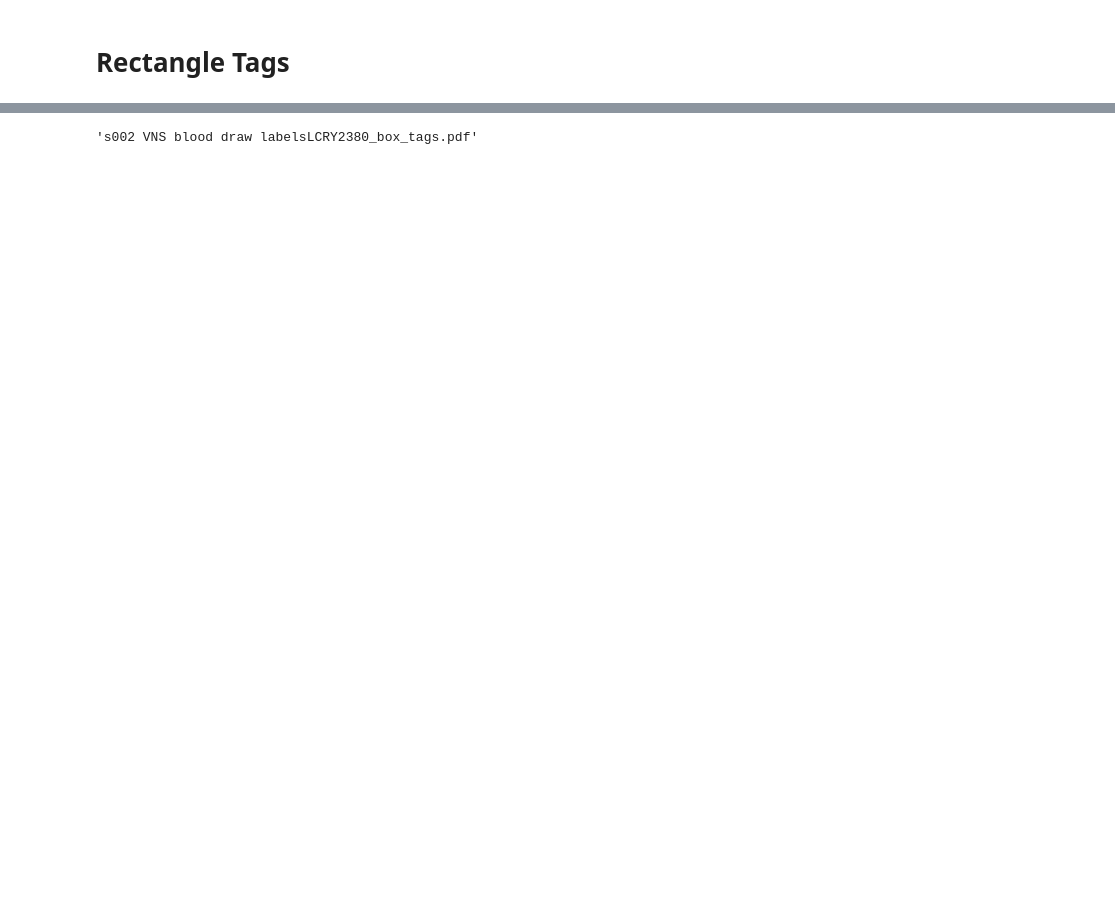
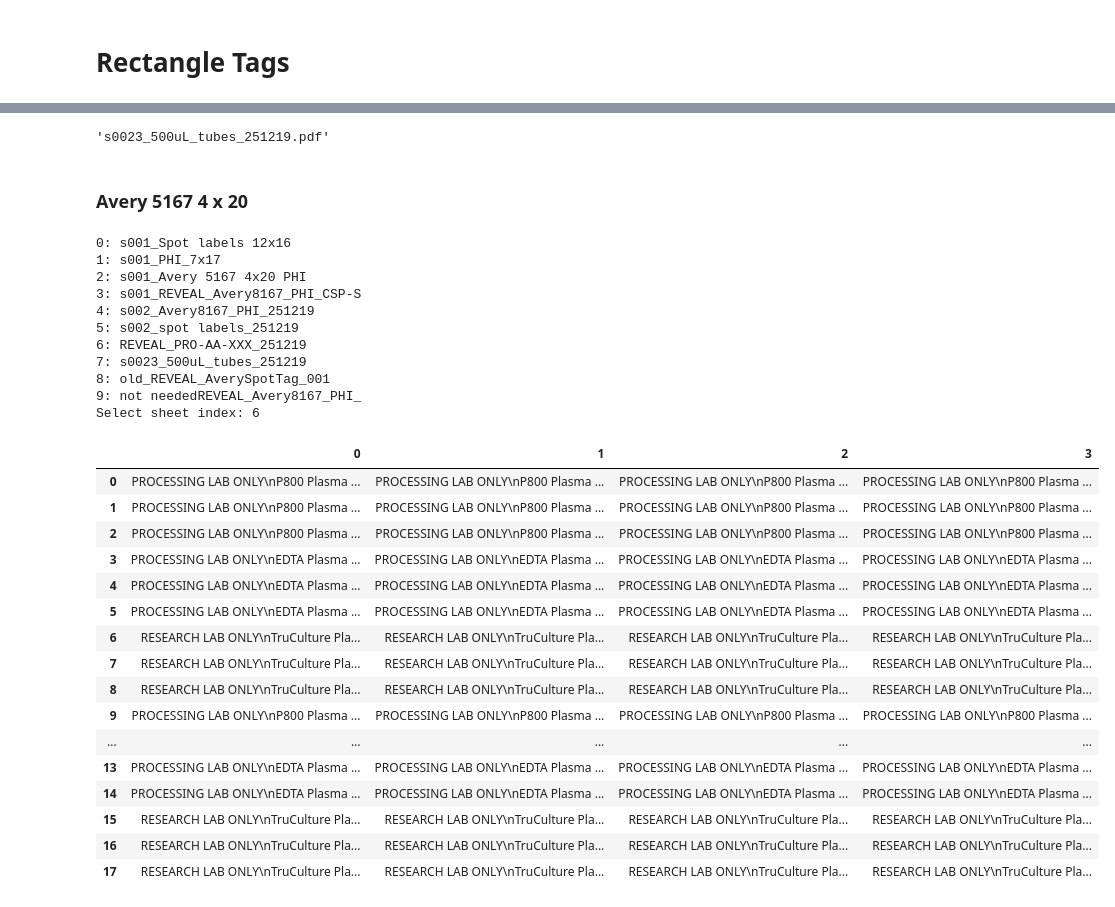
Before and after one commit to tracyhann/automatic_label_generator, a Jupyter notebook: LabelEditor_.ipynb, the cells around one changed output, grey strips where cells are left out. Cells and saved outputs as stored; diff of their text form; code cells hidden in the pictures; blank space fills up the shorter version.

```diff
--- a/LabelEditor_.ipynb
+++ b/LabelEditor_.ipynb
@@ -120,6 +132,9 @@ You can edit labels here: https://docs.google.com/spreadsheets/d/1tEpZKgPjgwI1y1
 ## Upload your excel label sheet to "Files" (menu on the left).
 - Right click on the uploaded file, copy path and paste it below to define `path`.
 - How you fill in your excel sheet will be exactly how they match the label sheet. Your excel should have matching column # and row # as the label sheet.
-# %%
-# Paste your file path here.
-path = '/content/s002 VNS blood draw labels.xlsx'
+# %%
+# Paste your file path here.
+import pandas as pd
+file = pd.ExcelFile(path)
+for i, sheet in enumerate(file.sheet_names):
+  print(f'{i}: {sheet}')
@@ -127,6 +153,10 @@ path = '/content/s002 VNS blood draw labels.xlsx'
 #Spot Tags
 # %%
 import pandas as pd
-label_df = pd.read_excel(path, header=None, sheet_name=0)
+for i, sheet in enumerate(file.sheet_names):
+  print(f'{i}: {sheet}')
+i = int(input('Select sheet index: '))
+sheetname = file.sheet_names[i]
+label_df = pd.read_excel(path, header=None, sheet_name=sheetname)
 label_df
 # %% [output]
@@ -173,5 +217,9 @@ out_pdf
 # %%
 import pandas as pd
-label_df = pd.read_excel(path, header=None, sheet_name=1)
+for i, sheet in enumerate(file.sheet_names):
+  print(f'{i}: {sheet}')
+i = int(input('Select sheet index: '))
+sheetname = file.sheet_names[i]
+label_df = pd.read_excel(path, header=None, sheet_name=sheetname)
 label_df
 # %% [output]
@@ -199,7 +270,47 @@ FONT_SIZE = 5.3
 
 labels =  read_labels(label_df)
 out_pdf = path.split('/')[-1].replace('.xlsx', 'LCRY2380_box_tags.pdf')
+out_pdf = f'{sheetname}.pdf'
 make_multiline_labels_pdf(labels, out_pdf, fs=FONT_SIZE, outline = False, style = 'box')
 out_pdf
 # %% [output]
-'s002 VNS blood draw labelsLCRY2380_box_tags.pdf'
+'s0023_500uL_tubes_251219.pdf'
+# %% [markdown]
+### Avery 5167 4 x 20
+# %%
+import pandas as pd
+for i, sheet in enumerate(file.sheet_names):
+  print(f'{i}: {sheet}')
+i = int(input('Select sheet index: '))
+sheetname = file.sheet_names[i]
+label_df = pd.read_excel(path, header=None, sheet_name=sheetname)
+label_df
+# %% [output]
+0: s001_Spot labels 12x16
+1: s001_PHI_7x17
+2: s001_Avery 5167 4x20 PHI
+3: s001_REVEAL_Avery8167_PHI_CSP-S
+4: s002_Avery8167_PHI_251219
+5: s002_spot labels_251219
+6: REVEAL_PRO-AA-XXX_251219
+7: s0023_500uL_tubes_251219
+8: old_REVEAL_AverySpotTag_001
+9: not neededREVEAL_Avery8167_PHI_
+Select sheet index: 6
+|  | 0 | 1 | 2 | 3 |
+| 0 | PROCESSING LAB ONLY\nP800 Plasma ... | PROCESSING LAB ONLY\nP800 Plasma ... | PROCESSING LAB ONLY\nP800 Plasma ... | PROCESSING LAB ONLY\nP800 Plasma ... |
+| 1 | PROCESSING LAB ONLY\nP800 Plasma ... | PROCESSING LAB ONLY\nP800 Plasma ... | PROCESSING LAB ONLY\nP800 Plasma ... | PROCESSING LAB ONLY\nP800 Plasma ... |
+| 2 | PROCESSING LAB ONLY\nP800 Plasma ... | PROCESSING LAB ONLY\nP800 Plasma ... | PROCESSING LAB ONLY\nP800 Plasma ... | PROCESSING LAB ONLY\nP800 Plasma ... |
+| 3 | PROCESSING LAB ONLY\nEDTA Plasma ... | PROCESSING LAB ONLY\nEDTA Plasma ... | PROCESSING LAB ONLY\nEDTA Plasma ... | PROCESSING LAB ONLY\nEDTA Plasma ... |
+| 4 | PROCESSING LAB ONLY\nEDTA Plasma ... | PROCESSING LAB ONLY\nEDTA Plasma ... | PROCESSING LAB ONLY\nEDTA Plasma ... | PROCESSING LAB ONLY\nEDTA Plasma ... |
+| 5 | PROCESSING LAB ONLY\nEDTA Plasma ... | PROCESSING LAB ONLY\nEDTA Plasma ... | PROCESSING LAB ONLY\nEDTA Plasma ... | PROCESSING LAB ONLY\nEDTA Plasma ... |
+| 6 | RESEARCH LAB ONLY\nTruCulture Pla... | RESEARCH LAB ONLY\nTruCulture Pla... | RESEARCH LAB ONLY\nTruCulture Pla... | RESEARCH LAB ONLY\nTruCulture Pla... |
+| 7 | RESEARCH LAB ONLY\nTruCulture Pla... | RESEARCH LAB ONLY\nTruCulture Pla... | RESEARCH LAB ONLY\nTruCulture Pla... | RESEARCH LAB ONLY\nTruCulture Pla... |
+| 8 | RESEARCH LAB ONLY\nTruCulture Pla... | RESEARCH LAB ONLY\nTruCulture Pla... | RESEARCH LAB ONLY\nTruCulture Pla... | RESEARCH LAB ONLY\nTruCulture Pla... |
+| 9 | PROCESSING LAB ONLY\nP800 Plasma ... | PROCESSING LAB ONLY\nP800 Plasma ... | PROCESSING LAB ONLY\nP800 Plasma ... | PROCESSING LAB ONLY\nP800 Plasma ... |
+| ... | ... | ... | ... | ... |
+| 13 | PROCESSING LAB ONLY\nEDTA Plasma ... | PROCESSING LAB ONLY\nEDTA Plasma ... | PROCESSING LAB ONLY\nEDTA Plasma ... | PROCESSING LAB ONLY\nEDTA Plasma ... |
+| 14 | PROCESSING LAB ONLY\nEDTA Plasma ... | PROCESSING LAB ONLY\nEDTA Plasma ... | PROCESSING LAB ONLY\nEDTA Plasma ... | PROCESSING LAB ONLY\nEDTA Plasma ... |
+| 15 | RESEARCH LAB ONLY\nTruCulture Pla... | RESEARCH LAB ONLY\nTruCulture Pla... | RESEARCH LAB ONLY\nTruCulture Pla... | RESEARCH LAB ONLY\nTruCulture Pla... |
+| 16 | RESEARCH LAB ONLY\nTruCulture Pla... | RESEARCH LAB ONLY\nTruCulture Pla... | RESEARCH LAB ONLY\nTruCulture Pla... | RESEARCH LAB ONLY\nTruCulture Pla... |
+| 17 | RESEARCH LAB ONLY\nTruCulture Pla... | RESEARCH LAB ONLY\nTruCulture Pla... | RESEARCH LAB ONLY\nTruCulture Pla... | RESEARCH LAB ONLY\nTruCulture Pla... |
```
Also changed, not shown: parts of 11 cells of this notebook.
